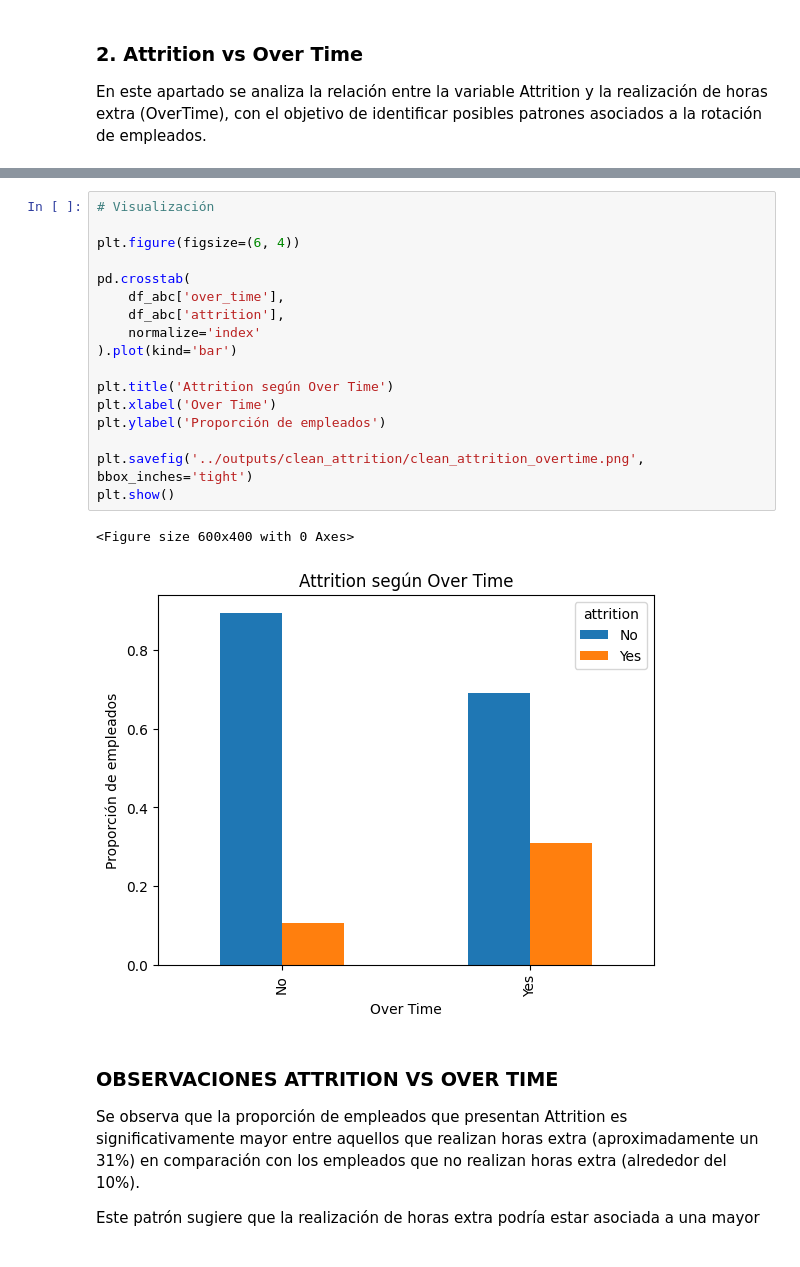
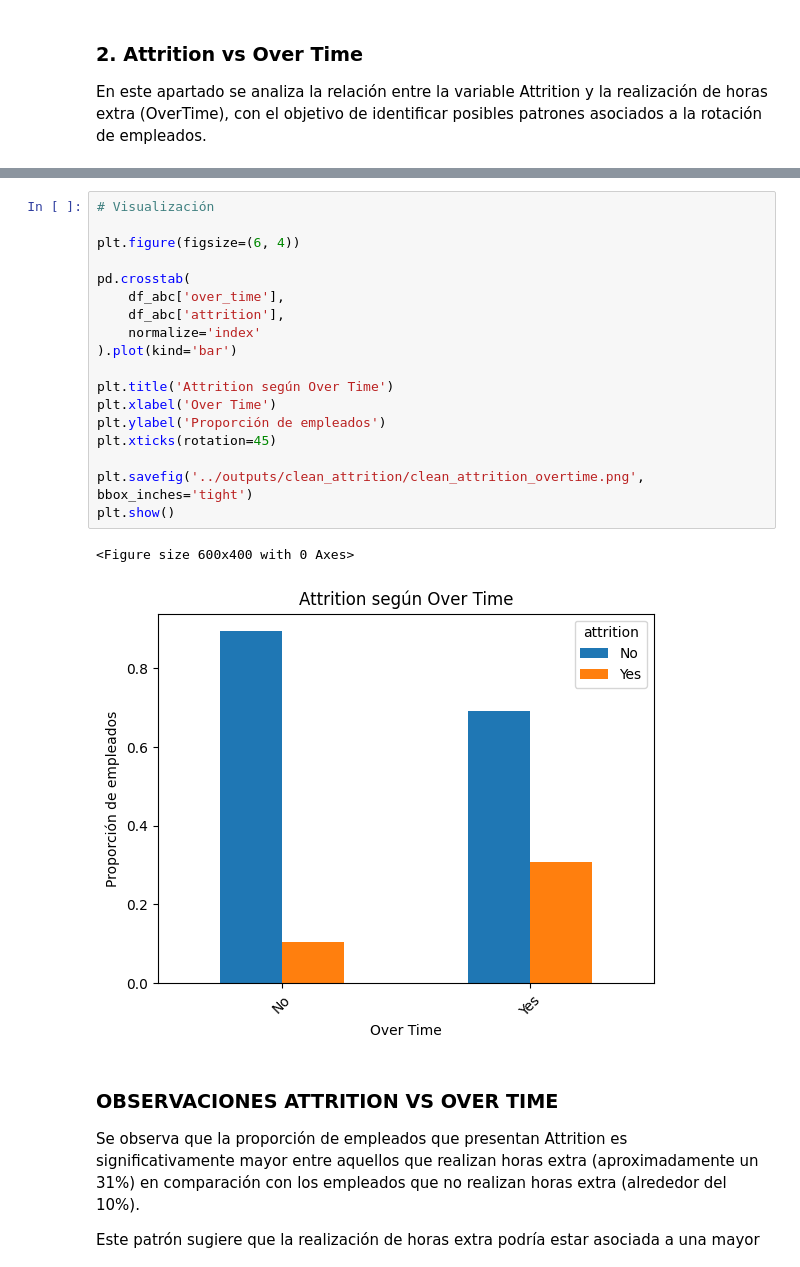
Before and after one commit to juliaisidroj/-project-da-promo-59-modulo-3-team-1, a Jupyter notebook: notebooks/attrition_clean.ipynb, the cells around one changed output, grey strips where cells are left out. Cells and saved outputs as stored; diff of their text form.

```diff
--- a/notebooks/attrition_clean.ipynb
+++ b/notebooks/attrition_clean.ipynb
@@ -207,23 +208,24 @@ pd.crosstab(
 # %%
 # Visualización
 
 plt.figure(figsize=(6, 4))
 
 pd.crosstab(
     df_abc['over_time'],
     df_abc['attrition'],
     normalize='index'
 ).plot(kind='bar')
 
 plt.title('Attrition según Over Time')
 plt.xlabel('Over Time')
 plt.ylabel('Proporción de empleados')
+plt.xticks(rotation=45)
 
 plt.savefig('../outputs/clean_attrition/clean_attrition_overtime.png', bbox_inches='tight')
 plt.show()
 # %% [output]
 <Figure size 600x400 with 0 Axes>
-[figure, old version]
+[figure, new version]
 # %% [markdown]
 ### OBSERVACIONES ATTRITION VS OVER TIME
 
```
Also changed, not shown: parts of 13 cells of this notebook, 3 other files.
